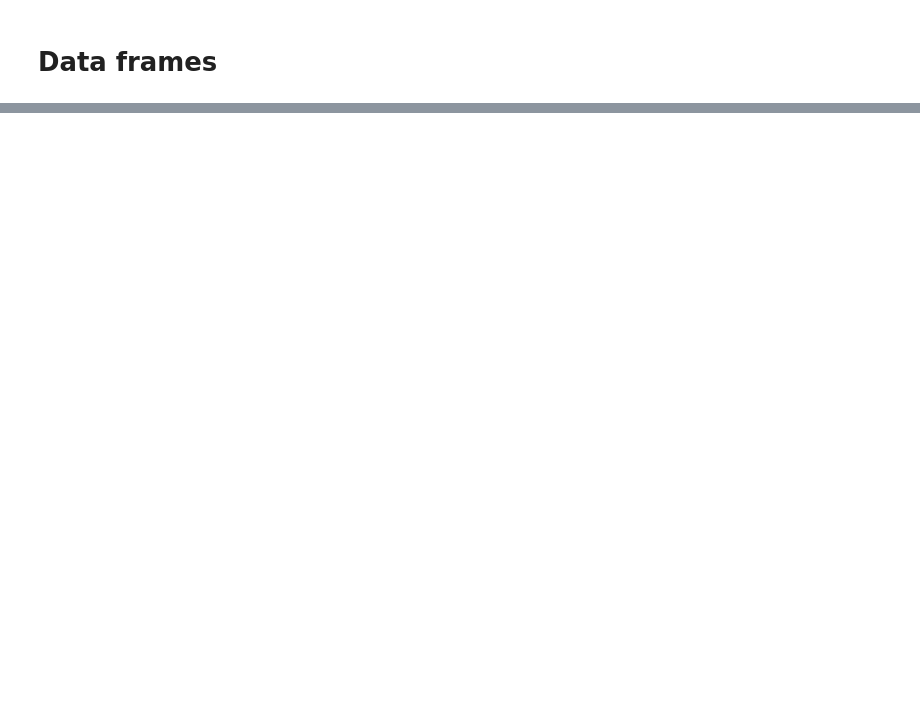
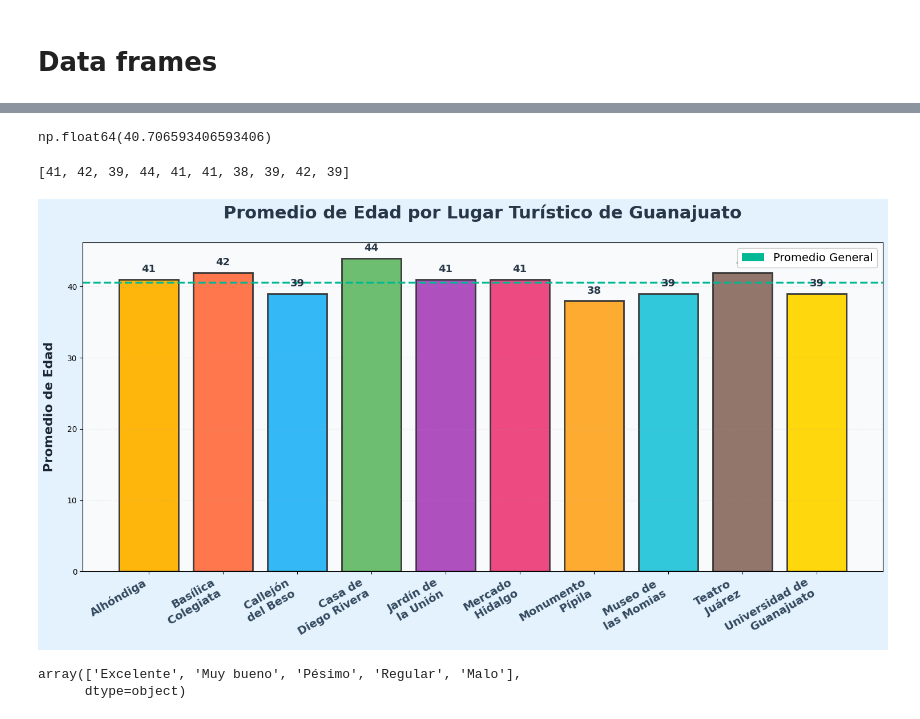
Before and after one commit to Seikened/semestre_IV, a Jupyter notebook: graphic_visualization/proyecto_final/Proyecto_FernandoLeonFranco_codigo.ipynb, the cells around one changed output, grey strips where cells are left out. Cells and saved outputs as stored; diff of their text form; code cells hidden in the pictures; blank space fills up the shorter version.

```diff
--- a/graphic_visualization/proyecto_final/Proyecto_FernandoLeonFranco_codigo.ipynb
+++ b/graphic_visualization/proyecto_final/Proyecto_FernandoLeonFranco_codigo.ipynb
@@ -49,0 +89,68 @@ UnicodeEncodeError: 'ascii' codec can't encode character '\xf3' in position 87:
+# %%
+df_alhondiga['Edad'].mean()
+# %% [output]
+np.float64(40.706593406593406)
+# %%
+lista_edades = []
+for lugar in lugares_data:
+    promedio_edad = lugares_data[lugar]['Edad'].mean()
+    lista_edades.append(round(promedio_edad))
+print(lista_edades)
+# %% [output]
+[41, 42, 39, 44, 41, 41, 38, 39, 42, 39]
+# %%
+plt.figure(figsize=(15, 8))
+
+# Paleta de colores vibrantes inspirada en turismo
+turismo_colors = [
+    "#FFB300", # Amarillo sol
+    "#FF7043", # Naranja cálido
+    "#29B6F6", # Azul cielo
+    "#66BB6A", # Verde naturaleza
+    "#AB47BC", # Morado fiesta
+    "#EC407A", # Rosa mexicano
+    "#FFA726", # Naranja atardecer
+    "#26C6DA", # Turquesa
+    "#8D6E63", # Café tierra
+    "#FFD600"  # Amarillo brillante
+]
+
+barras = plt.bar(lista_lugares, lista_edades,
+                 color=turismo_colors,
+                 edgecolor='#333', linewidth=2, alpha=0.95)
+
+plt.title('Promedio de Edad por Lugar Turístico de Guanajuato', fontsize=22, fontweight='bold', pad=30, color='#283747')
+plt.ylabel('Promedio de Edad', fontsize=16, fontweight='bold', labelpad=15, color='#1b2631')
+plt.grid(axis='y', linestyle=':', alpha=0.25)
+
+plt.gca().set_facecolor('#f8fafc')
+plt.gcf().patch.set_facecolor('#e3f2fd')
+
+plt.xticks(rotation=30, ha='right', fontsize=14, fontweight='bold', color='#34495e')
+
+for barra, edad in zip(barras, lista_edades):
+    plt.text(barra.get_x() + barra.get_width() / 2,
+             barra.get_height() + 0.7,
+             f'{int(edad)}',
+             ha='center', va='bottom',
+             fontsize=13, fontweight='bold',
+             color='#283747')
+
+promedio = np.mean(lista_edades)
+plt.axhline(y=promedio, color='#00b894', linestyle='--', linewidth=2.5,
+            label=f'Promedio General: {promedio:.0f} años')
+
+legend_elements = [
+    Patch(facecolor='#00b894', edgecolor='none', label='Promedio General')
+]
+plt.legend(handles=legend_elements, loc='upper right', framealpha=1, fontsize=14)
+
+plt.tight_layout()
+plt.show()
+# %% [output]
+[figure, added]
+# %%
+df_alhondiga.Calificación.unique()
+# %% [output]
+array(['Excelente', 'Muy bueno', 'Pésimo', 'Regular', 'Malo'],
+      dtype=object)
```
Also changed, not shown: parts of 7 cells of this notebook.
